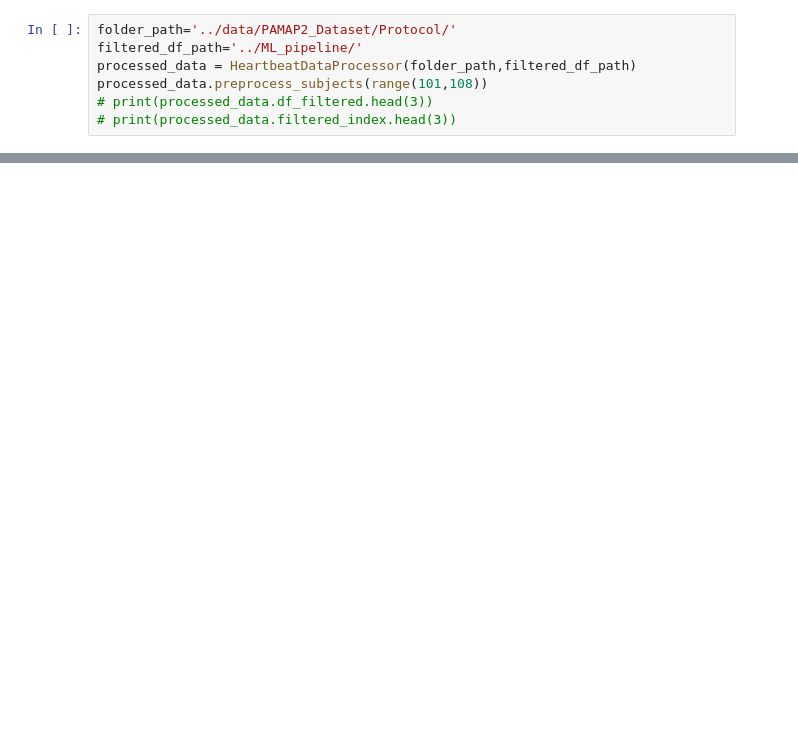
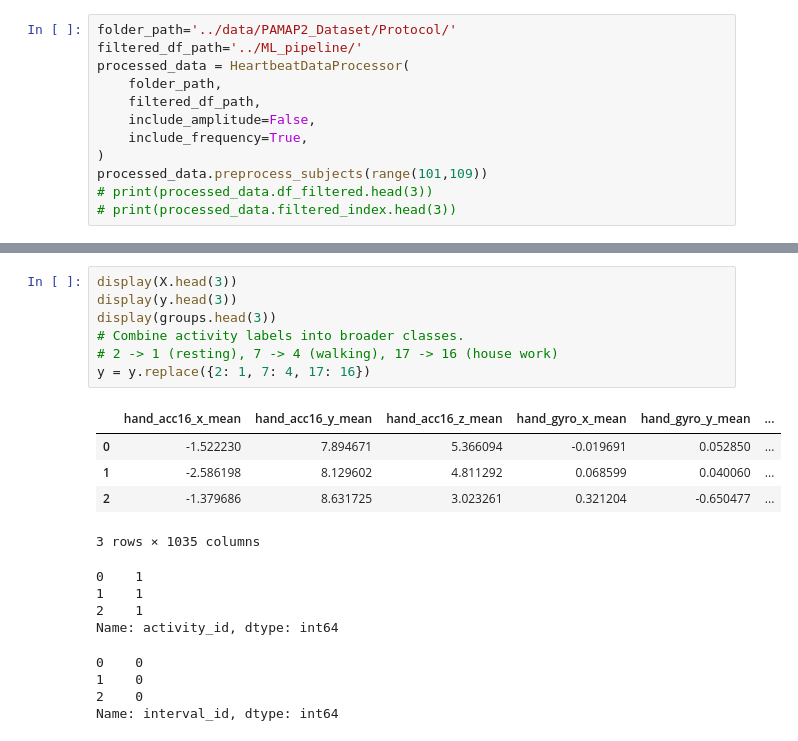
Before and after one commit to Erdos-Projects/summer26-heartbeats, a Jupyter notebook: ML_training_code/Random_forest.ipynb, the cells around one changed output, grey strips where cells are left out. Drawn from its saved outputs; the diff is of its cells as text; blank space fills up the shorter version.

Commit message:
Random forest data based on current pipelines, branch needs cleanup after the pipeline version updated

```diff
--- a/ML_training_code/Random_forest.ipynb
+++ b/ML_training_code/Random_forest.ipynb
@@ -3,8 +13,13 @@ from ML_pipeline.data_preprocessing import HeartbeatDataProcessor
 # %%
 folder_path='../data/PAMAP2_Dataset/Protocol/'
 filtered_df_path='../ML_pipeline/'
-processed_data = HeartbeatDataProcessor(folder_path,filtered_df_path)
-processed_data.preprocess_subjects(range(101,108))
+processed_data = HeartbeatDataProcessor(
+    folder_path,
+    filtered_df_path,
+    include_amplitude=False,
+    include_frequency=True,
+)
+processed_data.preprocess_subjects(range(101,109))
 # print(processed_data.df_filtered.head(3))
 # print(processed_data.filtered_index.head(3))
 # %% [output]
@@ -110,0 +107,21 @@ for slice in slices:
+# %%
+display(X.head(3))
+display(y.head(3))
+display(groups.head(3))
+# Combine activity labels into broader classes.
+# 2 -> 1 (resting), 7 -> 4 (walking), 17 -> 16 (house work)
+y = y.replace({2: 1, 7: 4, 17: 16})
+# %% [output]
+|  | hand_acc16_x_mean | hand_acc16_y_mean | hand_acc16_z_mean | hand_gyro_x_mean | hand_gyro_y_mean | ... |
+| 0 | -1.522230 | 7.894671 | 5.366094 | -0.019691 | 0.052850 | ... |
+| 1 | -2.586198 | 8.129602 | 4.811292 | 0.068599 | 0.040060 | ... |
+| 2 | -1.379686 | 8.631725 | 3.023261 | 0.321204 | -0.650477 | ... |
+3 rows × 1035 columns
+0    1
+1    1
+2    1
+Name: activity_id, dtype: int64
+0    0
+1    0
+2    0
+Name: interval_id, dtype: int64
```
Also changed, not shown: parts of 12 cells of this notebook, 5 other files.
